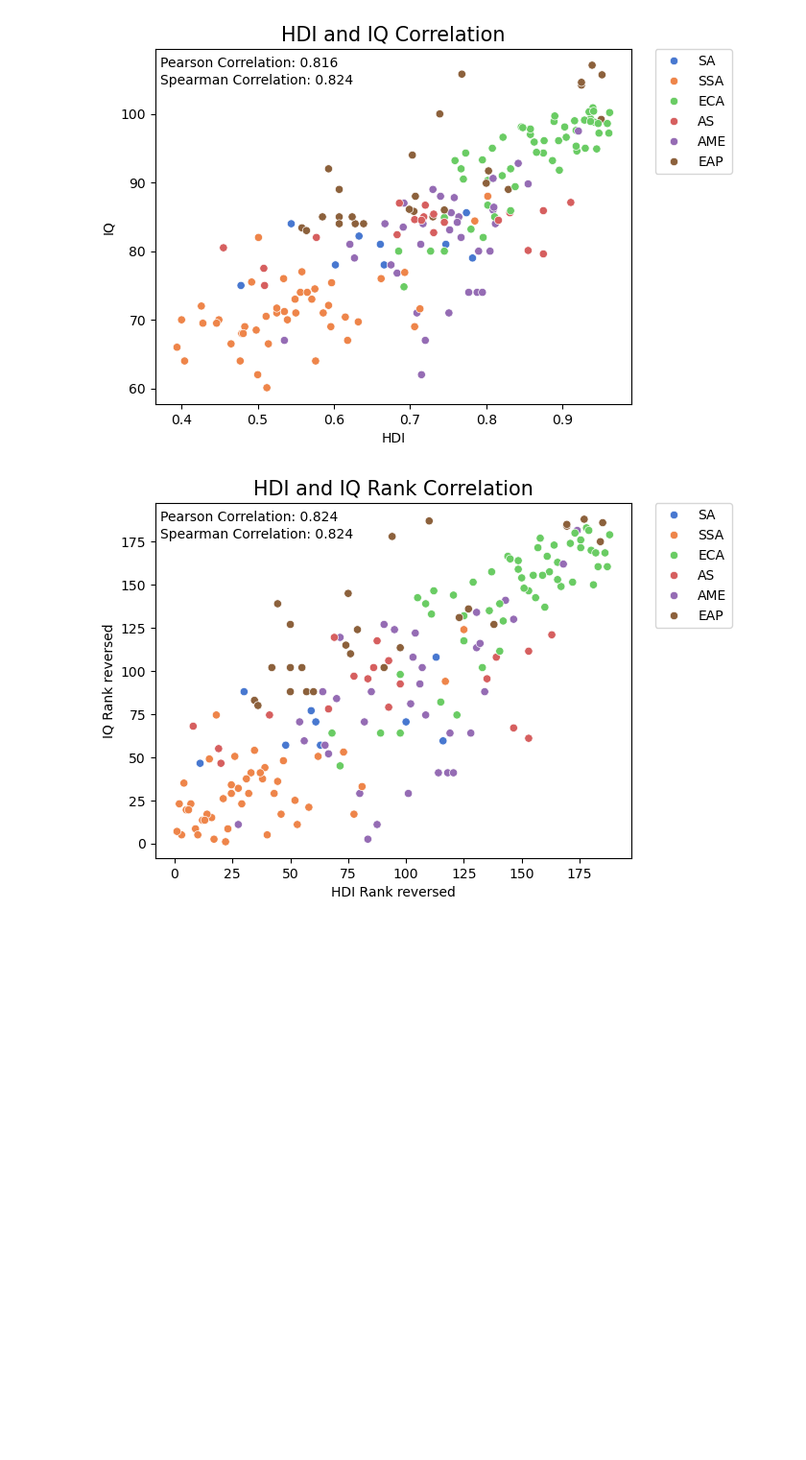
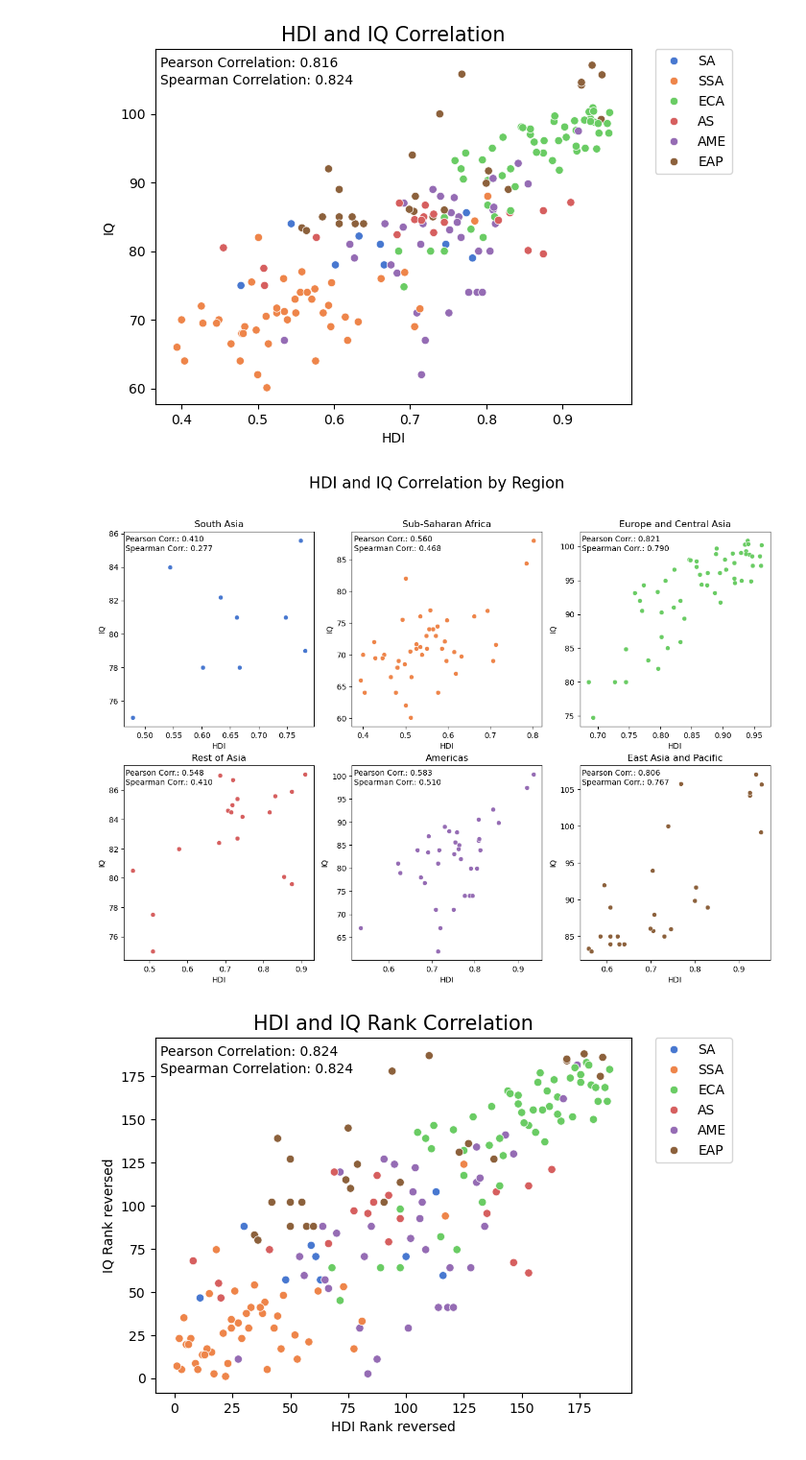
Before and after one commit to jakthehut/HDI-IQ-Analysis, a Jupyter notebook: hdi_iq_analysis.ipynb, the cells around one changed output. Shown at 96% size. Saved outputs shown, nothing was run; the diff lists cells and outputs as text; code cells hidden in the pictures; blank space fills up the shorter version.

Commit message:
added scatterplot by region

```diff
--- a/hdi_iq_analysis.ipynb
+++ b/hdi_iq_analysis.ipynb
@@ -842,6 +819,35 @@ plt.legend(bbox_to_anchor=(1.05, 1), loc='upper left', borderaxespad=0.)
 plt.show()
 # %% [output]
 [figure]
+# %%
+# Creating a scatter plot for each region
+regions_full_name = {
+    'SA': 'South Asia',
+    'SSA': 'Sub-Saharan Africa',
+    'ECA': 'Europe and Central Asia',
+    'AS': 'Rest of Asia',
+    'AME': 'Americas',
+    'EAP': 'East Asia and Pacific'
+}
+
+regions = ['SA', 'SSA', 'ECA', 'AS', 'AME', 'EAP']
+
+fig, axes = plt.subplots(ncols=3, nrows=2, figsize=(15, 10))
+
+for region in regions:
+    ax = axes[regions.index(region) // 3, regions.index(region) % 3]
+    sns.scatterplot(data=merged_df[merged_df['Region'] == region], x='HDI', y='IQ', ax=ax, color=color_dict[region])
+    pearson_corr = merged_df[merged_df['Region'] == region]['HDI'].corr(merged_df[merged_df['Region'] == region]['IQ'], method='pearson')
+    spearman_corr = merged_df[merged_df['Region'] == region]['HDI'].corr(merged_df[merged_df['Region'] == region]['IQ'], method='spearman')
+    ax.text(0.01, 0.95, f"Pearson Corr.: {pearson_corr:.3f}", transform=ax.transAxes, fontsize=10, alpha=1)
+    ax.text(0.01, 0.90, f"Spearman Corr.: {spearman_corr:.3f}", transform=ax.transAxes, fontsize=10, alpha=1)
+    ax.set_title(f'{regions_full_name[region]}')
+
+
+plt.suptitle('HDI and IQ Correlation by Region', fontsize=20)
+plt.show()
+# %% [output]
+[figure, added]
 # %%
 #Checking if the correlation is different when using the ranks of the countries, same premise as in the above scatter plot
 Ranked_HDI = merged_df['HDI'].rank(ascending=True)
```
Also changed, not shown: parts of 2 cells of this notebook.
